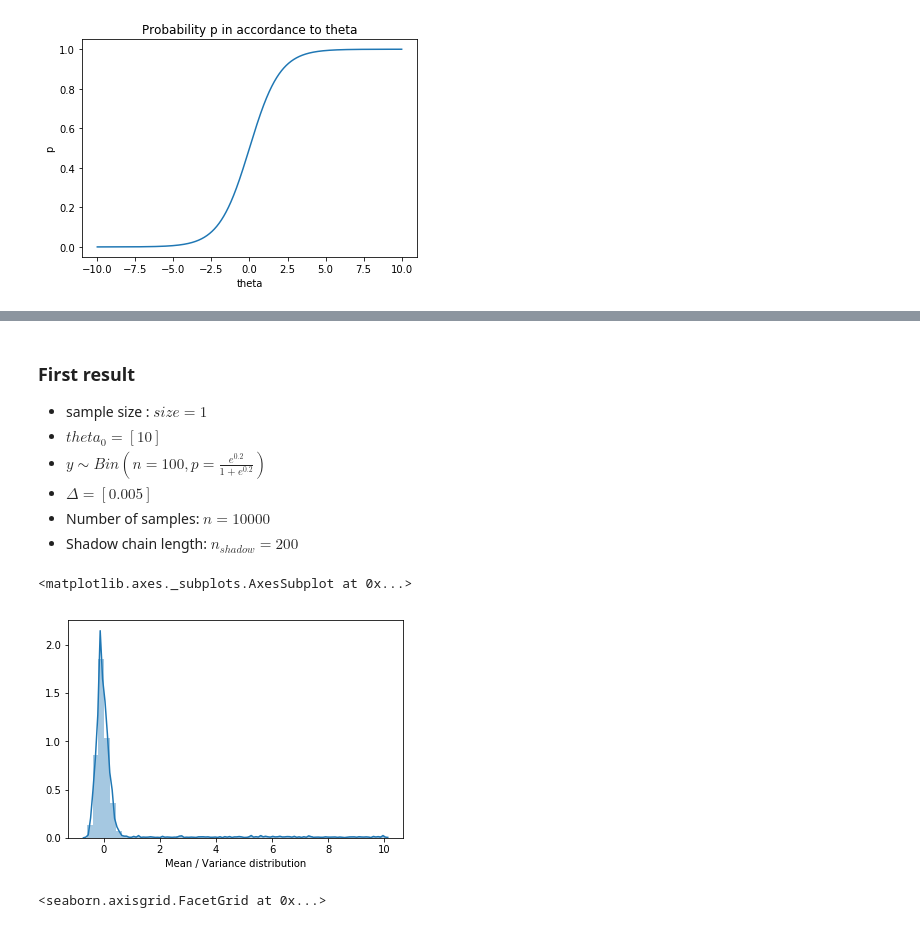
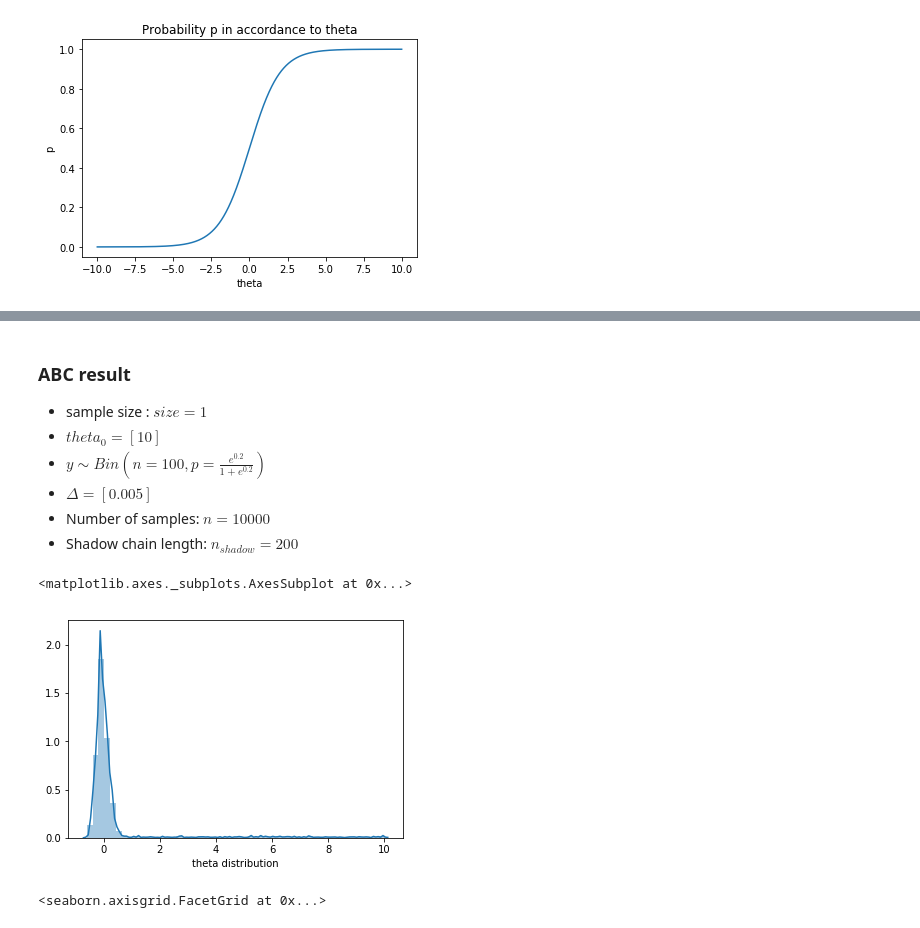
Before and after one commit to quentinl-c/abc-shadow, a Jupyter notebook: results/Binom/binom.ipynb, the cells around one changed output, grey strips where cells are left out. Cells and saved outputs as stored; diff of their text form; code cells hidden in the pictures.

```diff
--- a/results/Binom/binom.ipynb
+++ b/results/Binom/binom.ipynb
@@ -46,8 +141,8 @@ ax.plot(x,y)
 # %% [markdown]
-### First result
+### ABC result
 * sample size : $size=1$
 * $theta_0 = [10]$
-* $y \sim Bin(n = 100, p = \frac{e^{0.2}}{1 + e^{0.2}})$
+* $y \sim Bin(n = 100, p = \frac{e^{0.2}}{1 + e^{0.2}})$
 * $\Delta=[0.005]$
 * Number of samples: $n=10000$
 * Shadow chain length: $n_{shadow} = 200$
@@ -55,10 +150,10 @@ ax.plot(x,y)
 FILE_NAME_1 = 'assets/exp1.json'
 # %%
 data1 = extract_from_file(FILE_NAME_1)
-sns.distplot(data1['theta'], axlabel="Mean / Variance distribution")
+sns.distplot(data1['theta'], axlabel="theta distribution")
 # %% [output]
 <matplotlib.axes._subplots.AxesSubplot at 0x...>
-[figure, old version]
+[figure, new version]
 # %%
 sns.relplot(x=range(len(data1['theta'])),y='theta', data=data1, kind='line', legend='brief')
 # %% [output]
```
Also changed, not shown: parts of 15 cells of this notebook, 3 other files.
